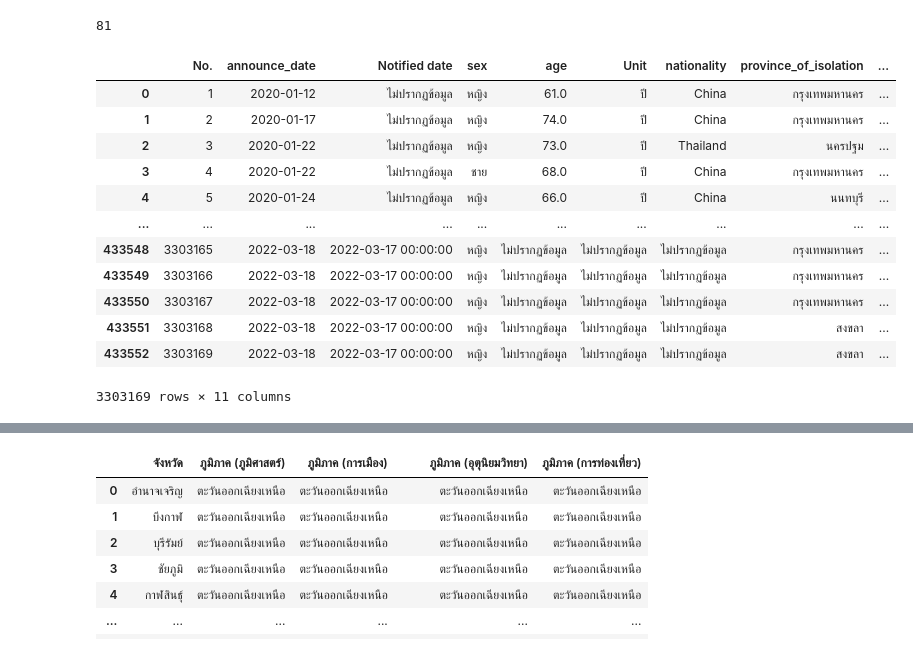
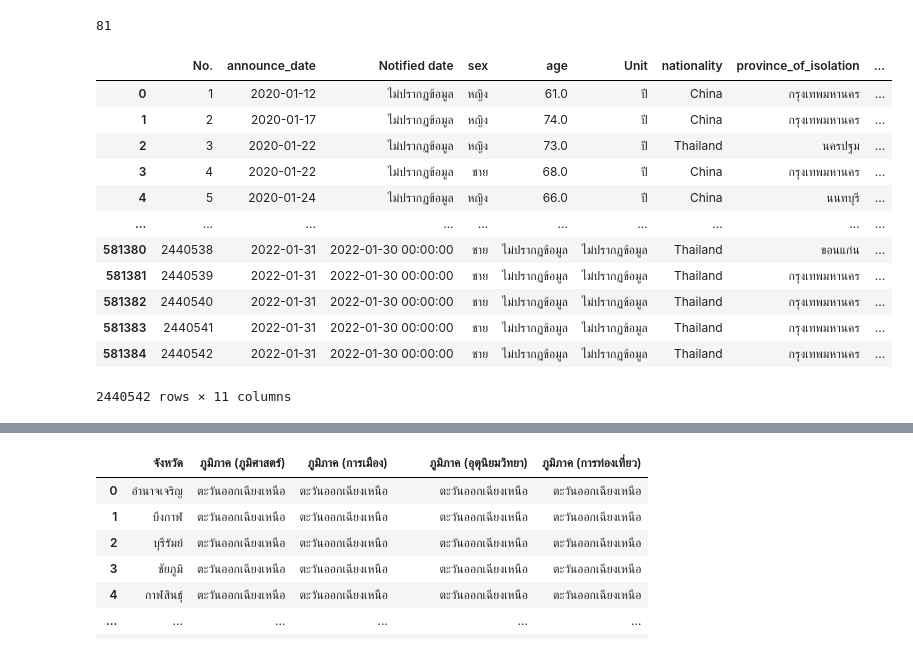
Before and after one commit to gotserena/data_viz_2022, a Jupyter notebook: Project.ipynb, the cells around one changed output, grey strips where cells are left out. Cells and saved outputs as stored; diff of their text form; code cells hidden in the pictures.

```diff
--- a/Project.ipynb
+++ b/Project.ipynb
@@ -330,22 +330,22 @@ len(set(data1234new['province_of_onset']))
 # %% [output]
 81
 # %%
-data_all= data1234new[(data1234new['announce_date']>='2020-01-12') & (data1234new['announce_date']<='2022-03-18')]
+data_all= data1234new[(data1234new['announce_date']>='2020-01-12') & (data1234new['announce_date']<='2022-01-31')]
 data_all
 # %% [output]
 |  | No. | announce_date | Notified date | sex | age | Unit | nationality | province_of_isolation | ... |
 | 0 | 1 | 2020-01-12 | ไม่ปรากฏข้อมูล | หญิง | 61.0 | ปี | China | กรุงเทพมหานคร | ... |
 | 1 | 2 | 2020-01-17 | ไม่ปรากฏข้อมูล | หญิง | 74.0 | ปี | China | กรุงเทพมหานคร | ... |
 | 2 | 3 | 2020-01-22 | ไม่ปรากฏข้อมูล | หญิง | 73.0 | ปี | Thailand | นครปฐม | ... |
 | 3 | 4 | 2020-01-22 | ไม่ปรากฏข้อมูล | ชาย | 68.0 | ปี | China | กรุงเทพมหานคร | ... |
 | 4 | 5 | 2020-01-24 | ไม่ปรากฏข้อมูล | หญิง | 66.0 | ปี | China | นนทบุรี | ... |
 | ... | ... | ... | ... | ... | ... | ... | ... | ... | ... |
-| 433548 | 3303165 | 2022-03-18 | 2022-03-17 00:00:00 | หญิง | ไม่ปรากฏข้อมูล | ไม่ปรากฏข้อมูล | ไม่ปรากฏข้อมูล | กรุงเทพมหานคร | ... |
-| 433549 | 3303166 | 2022-03-18 | 2022-03-17 00:00:00 | หญิง | ไม่ปรากฏข้อมูล | ไม่ปรากฏข้อมูล | ไม่ปรากฏข้อมูล | กรุงเทพมหานคร | ... |
-| 433550 | 3303167 | 2022-03-18 | 2022-03-17 00:00:00 | หญิง | ไม่ปรากฏข้อมูล | ไม่ปรากฏข้อมูล | ไม่ปรากฏข้อมูล | กรุงเทพมหานคร | ... |
-| 433551 | 3303168 | 2022-03-18 | 2022-03-17 00:00:00 | หญิง | ไม่ปรากฏข้อมูล | ไม่ปรากฏข้อมูล | ไม่ปรากฏข้อมูล | สงขลา | ... |
-| 433552 | 3303169 | 2022-03-18 | 2022-03-17 00:00:00 | หญิง | ไม่ปรากฏข้อมูล | ไม่ปรากฏข้อมูล | ไม่ปรากฏข้อมูล | สงขลา | ... |
+| 581380 | 2440538 | 2022-01-31 | 2022-01-30 00:00:00 | ชาย | ไม่ปรากฏข้อมูล | ไม่ปรากฏข้อมูล | Thailand | ขอนแก่น | ... |
+| 581381 | 2440539 | 2022-01-31 | 2022-01-30 00:00:00 | ชาย | ไม่ปรากฏข้อมูล | ไม่ปรากฏข้อมูล | Thailand | กรุงเทพมหานคร | ... |
+| 581382 | 2440540 | 2022-01-31 | 2022-01-30 00:00:00 | ชาย | ไม่ปรากฏข้อมูล | ไม่ปรากฏข้อมูล | Thailand | กรุงเทพมหานคร | ... |
+| 581383 | 2440541 | 2022-01-31 | 2022-01-30 00:00:00 | ชาย | ไม่ปรากฏข้อมูล | ไม่ปรากฏข้อมูล | Thailand | กรุงเทพมหานคร | ... |
+| 581384 | 2440542 | 2022-01-31 | 2022-01-30 00:00:00 | ชาย | ไม่ปรากฏข้อมูล | ไม่ปรากฏข้อมูล | Thailand | กรุงเทพมหานคร | ... |
-3303169 rows × 11 columns
+2440542 rows × 11 columns
 # %%
 dataname_data_all = {'announce_date':'วันที่','sex':'เพศ','age':'อายุ','nationality':'สัญชาติ','province_of_onset':'จังหวัด','risk':'เสี่ยงจาก','district_of_onset':'อำเภอ'}
 data_all.rename(columns=dataname_data_all,inplace=True)
```
Also changed, not shown: parts of 17 cells of this notebook.
